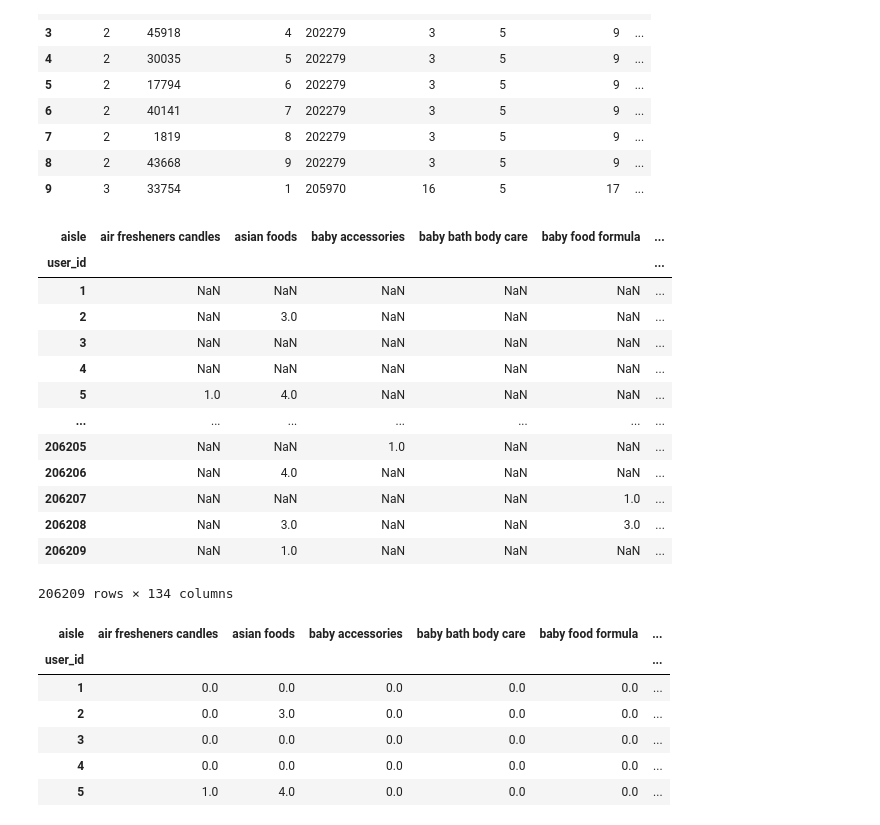
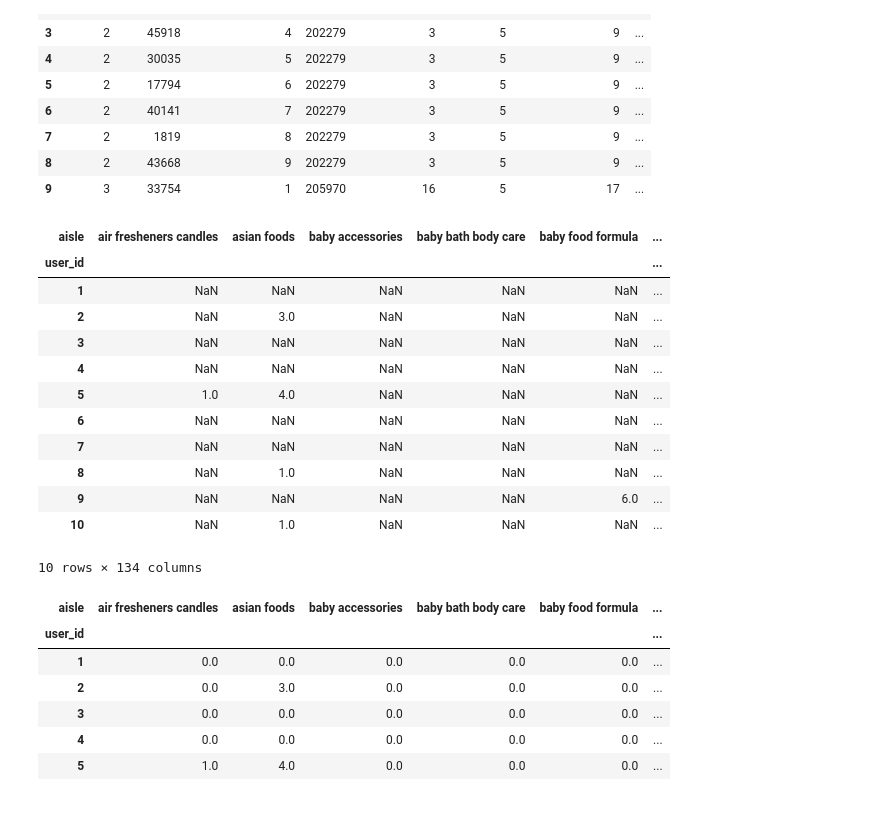
Before and after one commit to jinzhih/cluster, a Jupyter notebook: cluster.ipynb, the cells around one changed output. Cells and saved outputs as stored; diff of their text form; code cells hidden in the pictures.

```diff
--- a/cluster.ipynb
+++ b/cluster.ipynb
@@ -40,22 +40,21 @@ data3.head(10)
 | 9 | 3 | 33754 | 1 | 205970 | 16 | 5 | 17 | ... |
 # %%
 data = pd.pivot_table(data3, index="user_id", columns="aisle",values="order_id", aggfunc=np.size)
-data
+data.head(10)
 # %% [output]
 | aisle | air fresheners candles | asian foods | baby accessories | baby bath body care | baby food formula | ... |
 | user_id |  |  |  |  |  | ... |
 | 1 | NaN | NaN | NaN | NaN | NaN | ... |
 | 2 | NaN | 3.0 | NaN | NaN | NaN | ... |
 | 3 | NaN | NaN | NaN | NaN | NaN | ... |
 | 4 | NaN | NaN | NaN | NaN | NaN | ... |
 | 5 | 1.0 | 4.0 | NaN | NaN | NaN | ... |
-| ... | ... | ... | ... | ... | ... | ... |
-| 206205 | NaN | NaN | 1.0 | NaN | NaN | ... |
-| 206206 | NaN | 4.0 | NaN | NaN | NaN | ... |
-| 206207 | NaN | NaN | NaN | NaN | 1.0 | ... |
-| 206208 | NaN | 3.0 | NaN | NaN | 3.0 | ... |
-| 206209 | NaN | 1.0 | NaN | NaN | NaN | ... |
+| 6 | NaN | NaN | NaN | NaN | NaN | ... |
+| 7 | NaN | NaN | NaN | NaN | NaN | ... |
+| 8 | NaN | 1.0 | NaN | NaN | NaN | ... |
+| 9 | NaN | NaN | NaN | NaN | 6.0 | ... |
+| 10 | NaN | 1.0 | NaN | NaN | NaN | ... |
-206209 rows × 134 columns
+10 rows × 134 columns
 # %%
 data = data.fillna(0)
 data.head(10)
```
Also changed, not shown: parts of 17 cells of this notebook.
